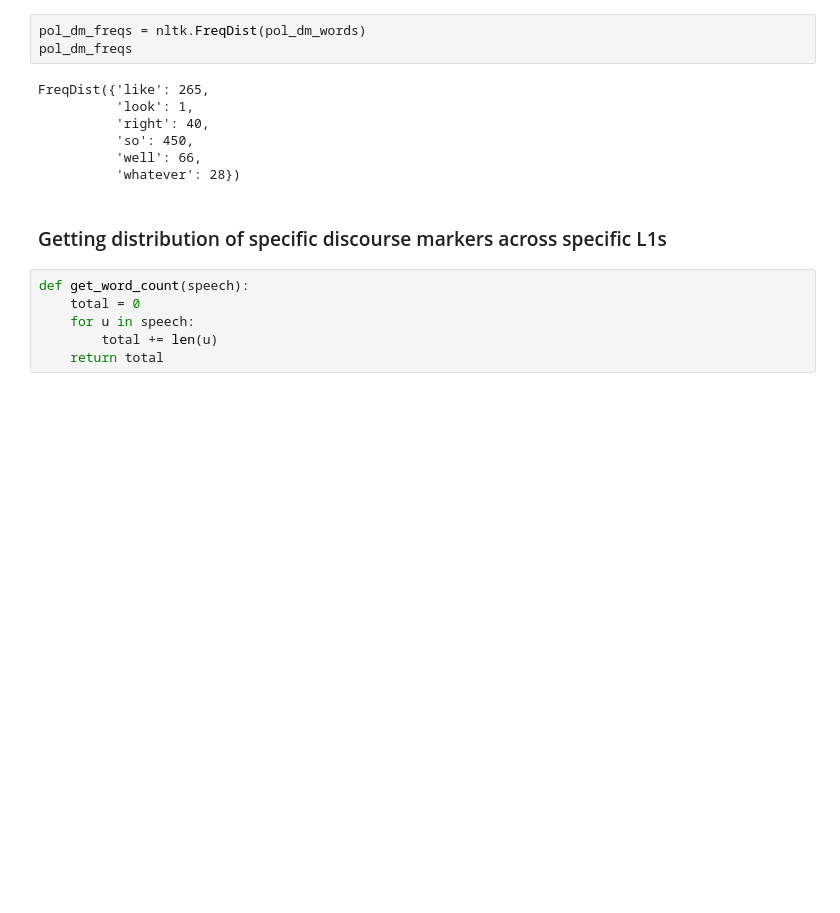
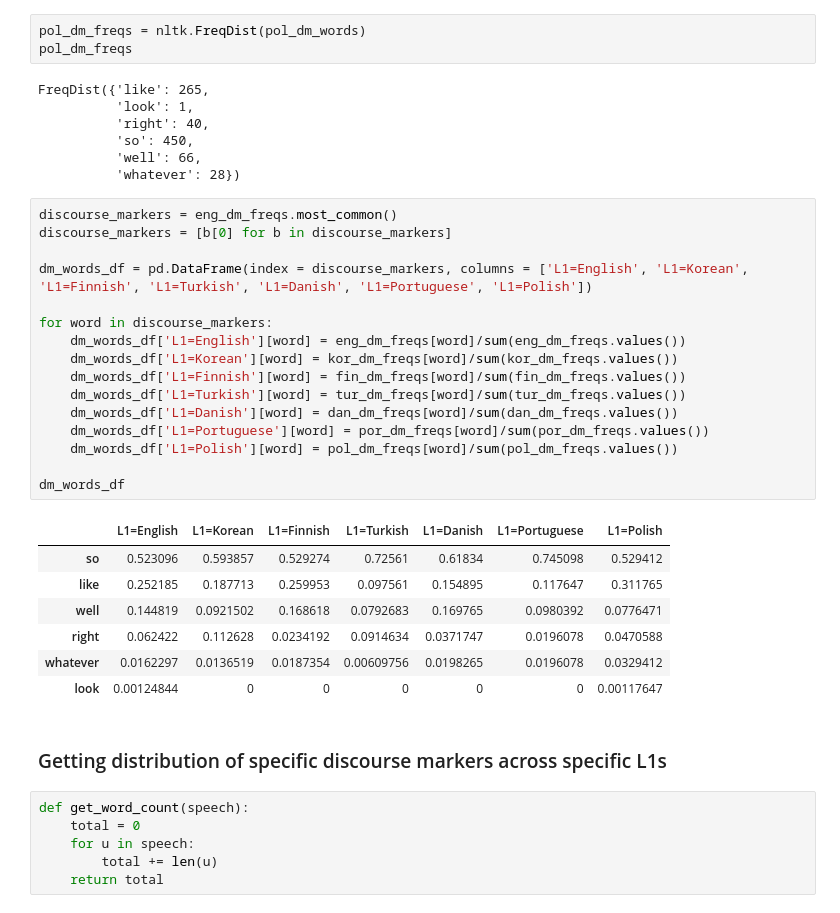
Before and after one commit to Data-Science-for-Linguists/Native_and_Non-native_English, a Jupyter notebook: analysis-languages.ipynb, the cells around one changed output. Cells and saved outputs as stored; diff of their text form; blank space fills up the shorter version.

```diff
--- a/analysis-languages.ipynb
+++ b/analysis-languages.ipynb
@@ -585,6 +596,30 @@ FreqDist({'like': 265,
           'so': 450,
           'well': 66,
           'whatever': 28})
+# %%
+discourse_markers = eng_dm_freqs.most_common()
+discourse_markers = [b[0] for b in discourse_markers]
+
+dm_words_df = pd.DataFrame(index = discourse_markers, columns = ['L1=English', 'L1=Korean', 'L1=Finnish', 'L1=Turkish', 'L1=Danish', 'L1=Portuguese', 'L1=Polish'])
+
+for word in discourse_markers:
+    dm_words_df['L1=English'][word] = eng_dm_freqs[word]/sum(eng_dm_freqs.values())
+    dm_words_df['L1=Korean'][word] = kor_dm_freqs[word]/sum(kor_dm_freqs.values())
+    dm_words_df['L1=Finnish'][word] = fin_dm_freqs[word]/sum(fin_dm_freqs.values())
+    dm_words_df['L1=Turkish'][word] = tur_dm_freqs[word]/sum(tur_dm_freqs.values())
+    dm_words_df['L1=Danish'][word] = dan_dm_freqs[word]/sum(dan_dm_freqs.values())
+    dm_words_df['L1=Portuguese'][word] = por_dm_freqs[word]/sum(por_dm_freqs.values())
+    dm_words_df['L1=Polish'][word] = pol_dm_freqs[word]/sum(pol_dm_freqs.values())
+
+dm_words_df
+# %% [output]
+|  | L1=English | L1=Korean | L1=Finnish | L1=Turkish | L1=Danish | L1=Portuguese | L1=Polish |
+| so | 0.523096 | 0.593857 | 0.529274 | 0.72561 | 0.61834 | 0.745098 | 0.529412 |
+| like | 0.252185 | 0.187713 | 0.259953 | 0.097561 | 0.154895 | 0.117647 | 0.311765 |
+| well | 0.144819 | 0.0921502 | 0.168618 | 0.0792683 | 0.169765 | 0.0980392 | 0.0776471 |
+| right | 0.062422 | 0.112628 | 0.0234192 | 0.0914634 | 0.0371747 | 0.0196078 | 0.0470588 |
+| whatever | 0.0162297 | 0.0136519 | 0.0187354 | 0.00609756 | 0.0198265 | 0.0196078 | 0.0329412 |
+| look | 0.00124844 | 0 | 0 | 0 | 0 | 0 | 0.00117647 |
 # %% [markdown]
 ### Getting distribution of specific discourse markers across specific L1s
 # %%
```
Also changed, not shown: parts of 16 cells of this notebook.
